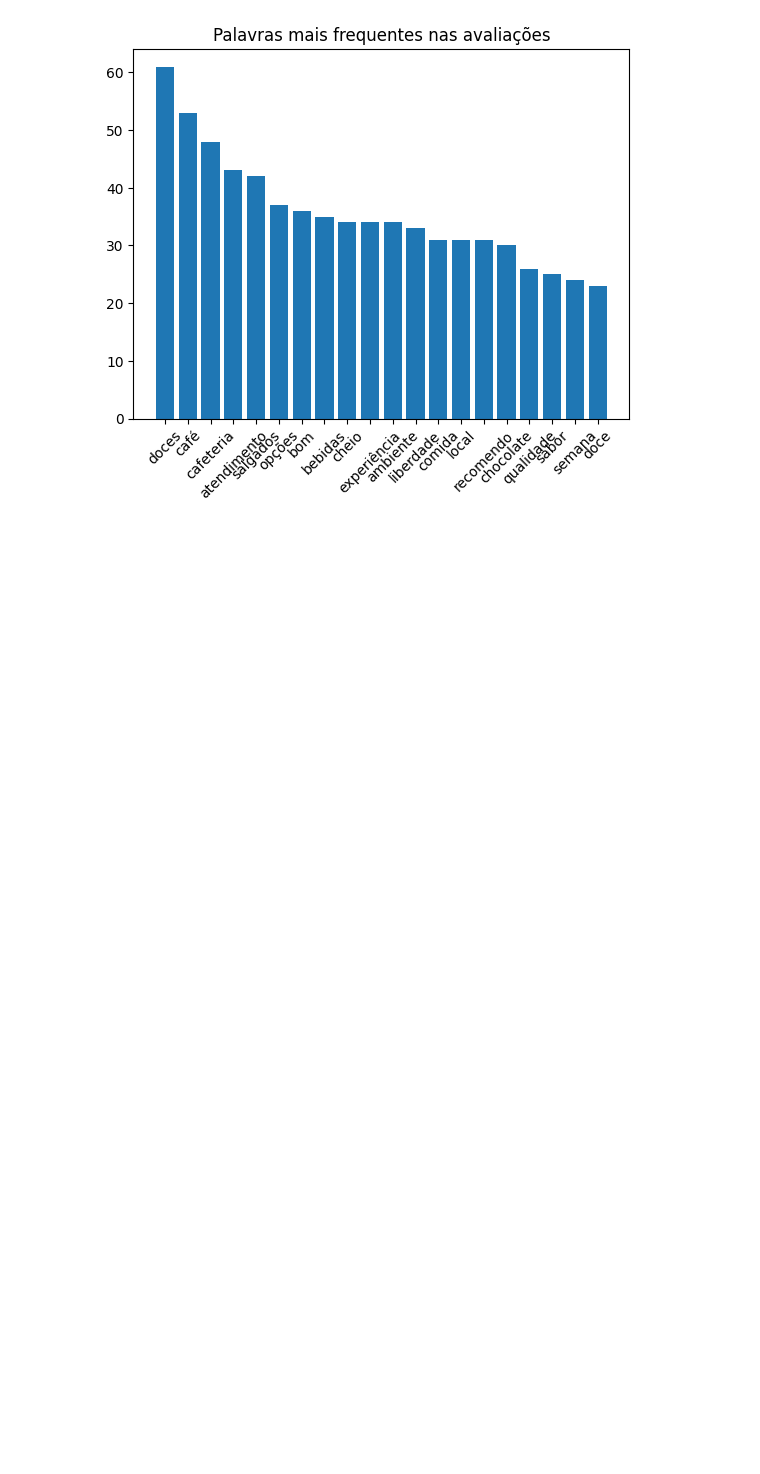
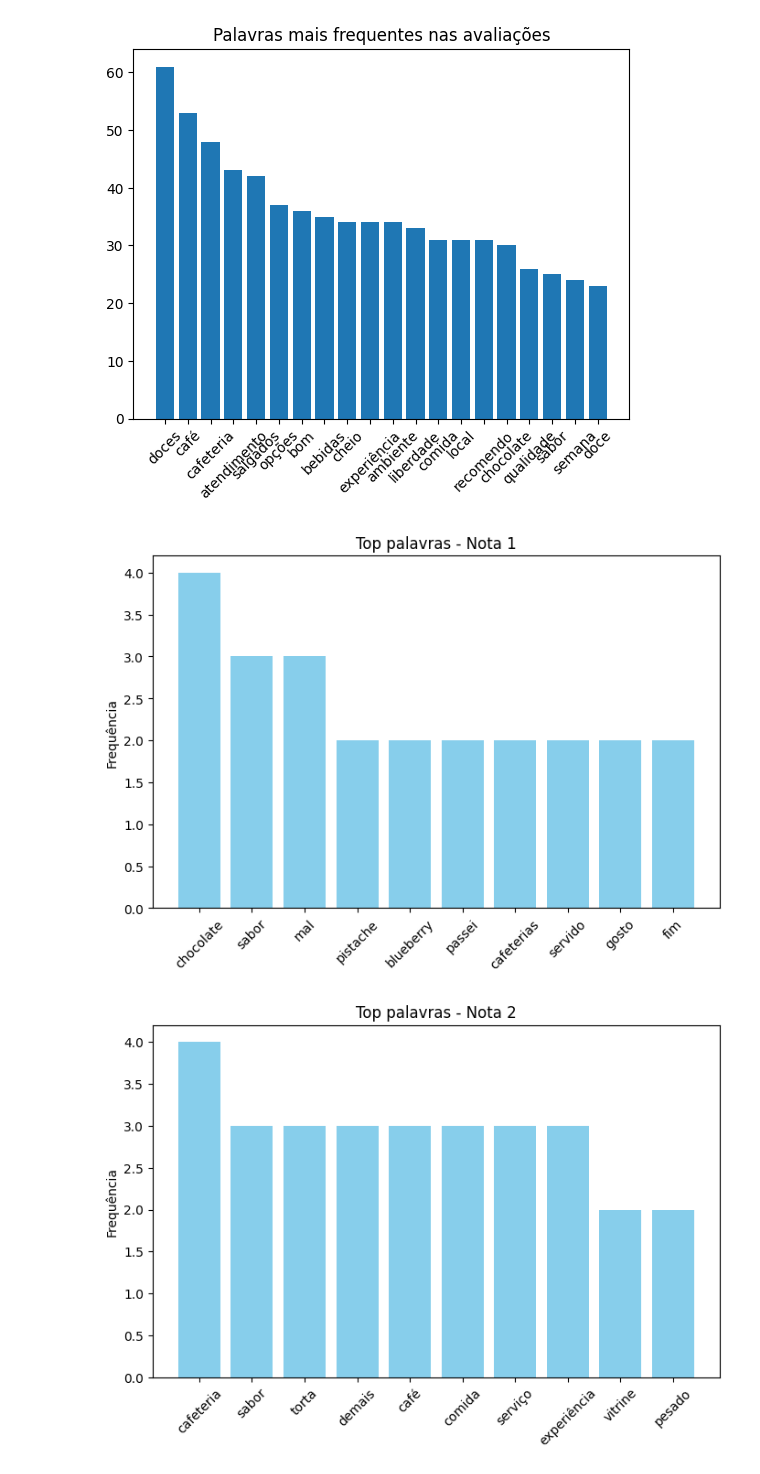
Before and after one commit to mariioka/projAPIPLN, a Jupyter notebook: analiseAvaliacoes.ipynb, the cells around one changed output. Drawn from its saved outputs; the diff is of its cells as text; code cells hidden in the pictures; blank space fills up the shorter version.

```diff
--- a/analiseAvaliacoes.ipynb
+++ b/analiseAvaliacoes.ipynb
@@ -116,7 +163,7 @@ stopwords = [
     'sobre', 'entre', 'até', 'desde', 'fora', 'e', 'mas', 'ou', 'porque', 'pois', 'que', 'se', 'como', 'quando',
     'também', 'é', 'muito', 'não', 'bem','mais','estava', 'fila', 'são', 'pra', 'já', 'tem', 'foi', 'tudo',
     'sempre', 'pouco', 'você', 'lugar', 'ser', 'vale', 'fui', 'achei', 'pena', 'ir', 'ter', 'pedi', 'só', 'porém', 'quem',
-    'comer', 'super', 'outra'
+    'comer', 'super', 'outra', 'nem', 'mesmo', 'assim', 'isso', 'sei',
 ]
 
 todosComentarios = " ".join(df['Comentario'])
@@ -160,3 +207,31 @@ plt.xticks(rotation=45)
 plt.show()
 # %% [output]
 [figure]
+# %%
+import matplotlib.pyplot as plt
+from collections import Counter
+import re
+
+def top_palavras_por_nota(df, nota, stopwords, n=10):
+    df_filtrado = df[df['Nota'] == nota]
+    texto = " ".join(df_filtrado['Comentario'].dropna())
+    texto = texto.lower()
+    texto = re.sub(r'[^\w\s]', '', texto)
+    palavras = texto.split()
+    palavras_filtradas = [p for p in palavras if p not in stopwords]
+    return Counter(palavras_filtradas).most_common(n)
+
+for nota in sorted(df['Nota'].unique()):
+    top_palavras_nota = top_palavras_por_nota(df, nota, stopwords, n=10)
+    palavras = [p[0] for p in top_palavras_nota]
+    freq = [p[1] for p in top_palavras_nota]
+
+    plt.figure(figsize=(8,5))
+    plt.bar(palavras, freq, color='skyblue')
+    plt.title(f"Top palavras - Nota {nota}")
+    plt.xticks(rotation=45)
+    plt.ylabel("Frequência")
+    plt.show()
+# %% [output]
+[figure, added]
+[figure, added]
```
Also changed, not shown: parts of 7 cells of this notebook, 1 other file.
